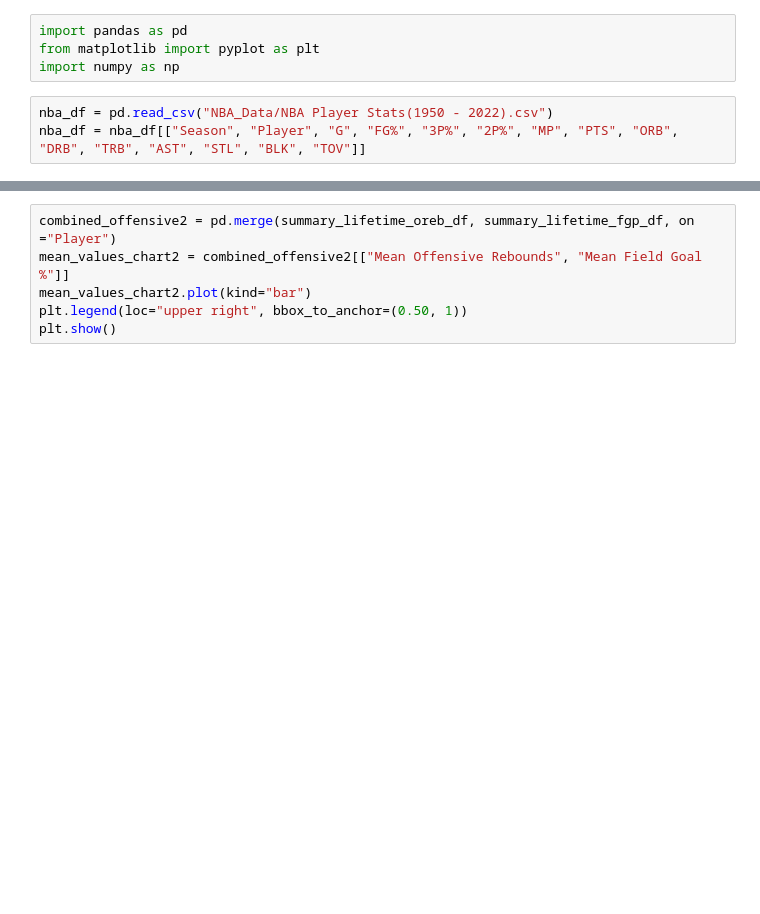
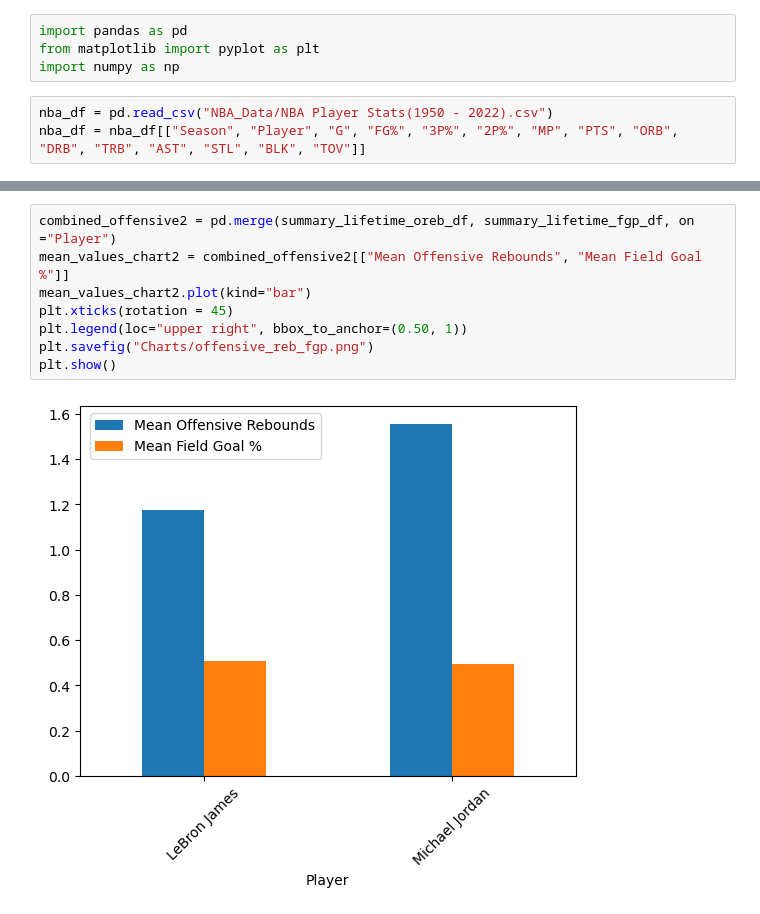
Before and after one commit to Kai-0322/NBA_Analysis, a Jupyter notebook: MJ_LJ_stats_analysis.ipynb, the cells around one changed output, grey strips where cells are left out. Saved outputs shown, nothing was run; the diff lists cells and outputs as text; blank space fills up the shorter version.

```diff
--- a/MJ_LJ_stats_analysis.ipynb
+++ b/MJ_LJ_stats_analysis.ipynb
@@ -130,9 +273,13 @@ plt.show()
 # %%
 combined_offensive2 = pd.merge(summary_lifetime_oreb_df, summary_lifetime_fgp_df, on ="Player")
 mean_values_chart2 = combined_offensive2[["Mean Offensive Rebounds", "Mean Field Goal %"]]
 mean_values_chart2.plot(kind="bar")
+plt.xticks(rotation = 45)
 plt.legend(loc="upper right", bbox_to_anchor=(0.50, 1))
+plt.savefig("Charts/offensive_reb_fgp.png")
 plt.show()
+# %% [output]
+[figure, added]
 # %%
 #Lifetime Defensive Rebounds (Defensive/each game)
 mean_dreb = each_game_stats["DREB"].groupby(each_game_stats["Player"]).mean()
```
Also changed, not shown: parts of 35 cells of this notebook.
